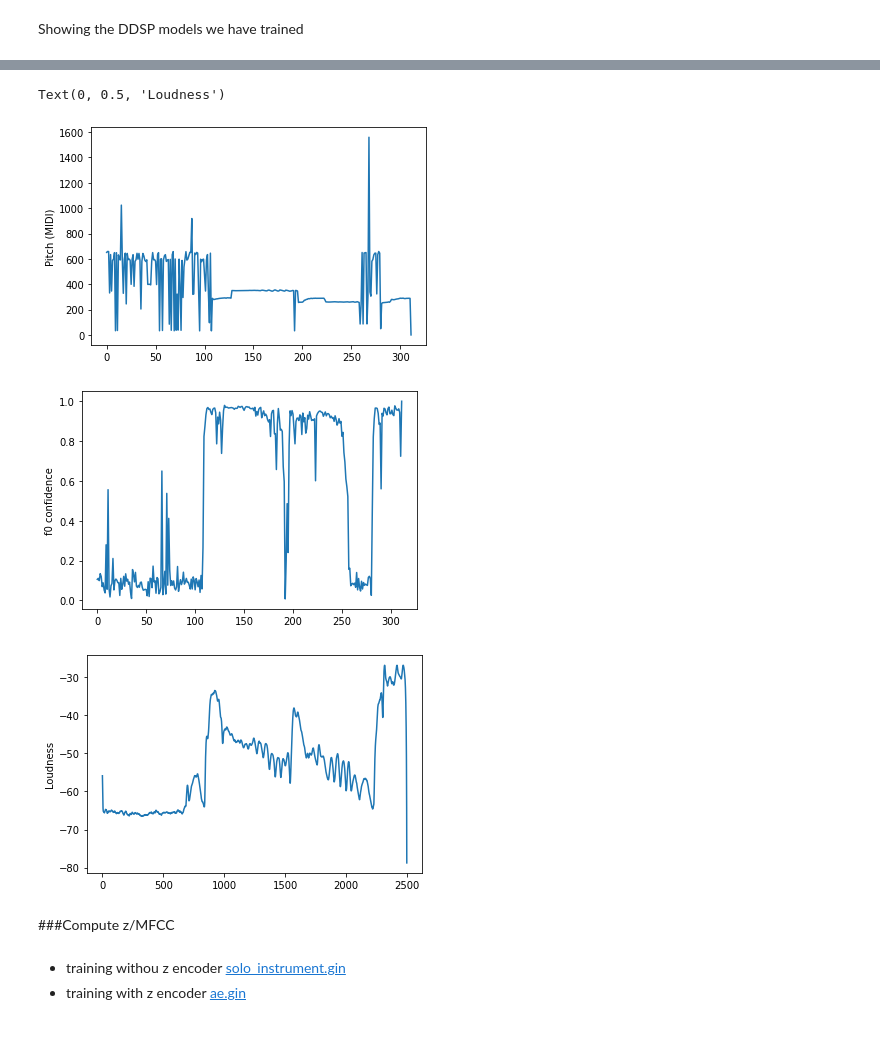
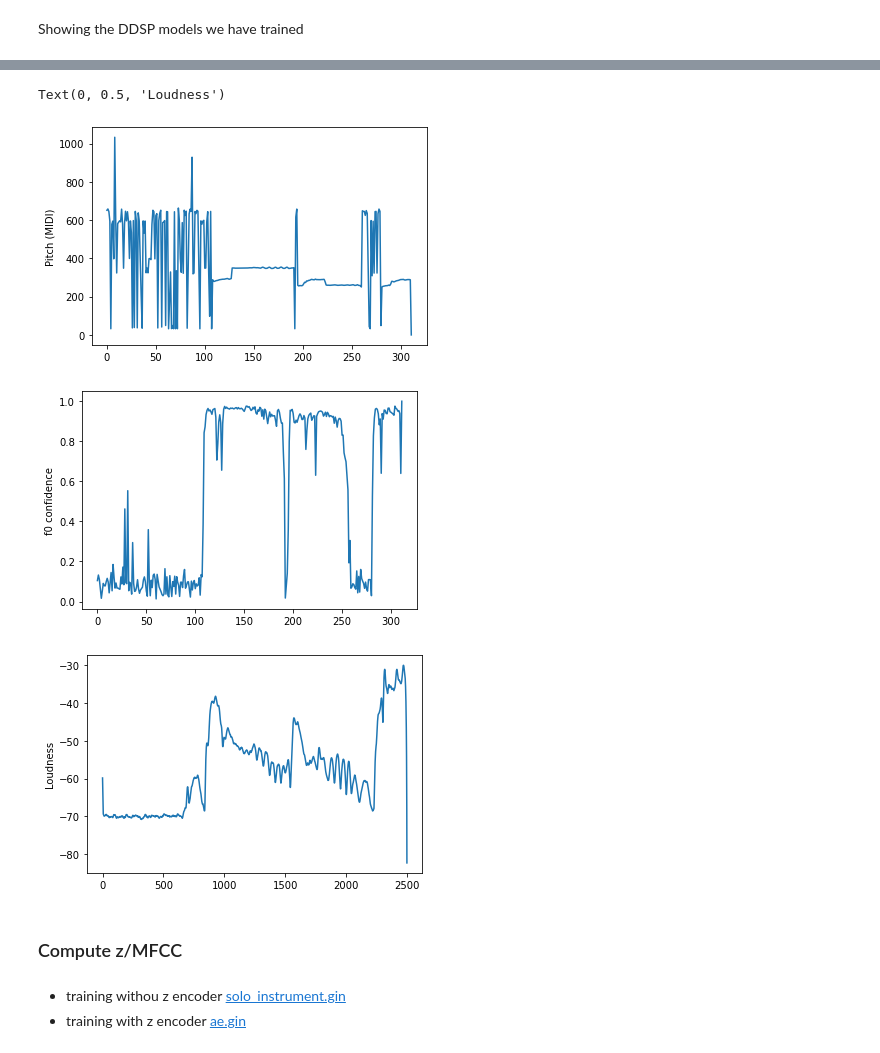
Before and after one commit to XinjianOUYANG/Pole_Projet_DDSP, a Jupyter notebook: showing_models_local.ipynb, the cells around one changed output, grey strips where cells are left out. Saved outputs shown, nothing was run; the diff lists cells and outputs as text; code cells hidden in the pictures.

```diff
--- a/showing_models_local.ipynb
+++ b/showing_models_local.ipynb
@@ -47,0 +41,24 @@ play(audio)
+# %%
+sig, sr = librosa.load('./Pretraine_ models_for_T2/DDSP_saxophone_without_z/SAX.wav') #data,samplerate
+print('shape of original signal:',np.shape(sig),'\n','original sample rate:',sr)
+
+# resample (down sampling to 16kHz) and take the first 10 seconds
+sig_re = librosa.resample(sig,sr,sample_rate)
+# print(sig_re)
+audio = sig_re[:10*sample_rate]
+#print(audio[:16000])
+#audio = audio[np.newaxis,:]
+
+T_all = audio.shape[0]
+time = np.arange(T_all)/sample_rate
+
+plt.figure(figsize=(9,3))
+plt.plot(time, audio)
+plt.xlabel('time (s)')
+plt.ylabel('amplitude')
+
+ipd.Audio(audio, rate = sample_rate)
+print('audio shape:',np.shape(audio))
+
+# Calculating Spectrogram
+utils.specplot(audio)
@@ -48,53 +71,46 @@ play(audio)
 # %%
-# filenames, audios = upload()
-# audio = audios[0]
-# audio = audio[np.newaxis,:]
-
-# specplot(audio)
-# play(audio)
-
 #extracting f0 with CREPE
 ddsp.spectral_ops.reset_crepe()
-f0_crepe, f0_confidence = ddsp.spectral_ops.compute_f0(audio[0],
-                                                       sample_rate=16000,
+f0_crepe, f0_confidence = ddsp.spectral_ops.compute_f0(audio,
+                                                       sample_rate= sample_rate,
                                                        frame_rate=31.25,
                                                        viterbi=False)
 #extracting loudness
-loudness =ddsp.spectral_ops.compute_loudness(audio[0],
-                     sample_rate=16000,
+loudness =ddsp.spectral_ops.compute_loudness(audio,
+                     sample_rate= sample_rate,
                      frame_rate=250,
                      n_fft=2048,
                      ref_db=20.7,
                      use_tf=False)
 
 audio_features_key = ['audio','f0_hz','f0_confidence','loundness_db']
 audio_features = dict([(k,[]) for k in audio_features_key])
 audio_features['audio'] = audio
 audio_features['f0_hz'] = f0_crepe
 audio_features['f0_condience'] = f0_confidence
 audio_features['loudness_db'] = loudness
 
 
 # Plot Pitch/f0.
 plt.figure(figsize=(6, 4))
 f0_crepe_midi = ddsp.core.hz_to_midi(f0_crepe)
 plt.plot(np.ravel(audio_features['f0_hz']), label='crepe')
 plt.ylabel('Pitch (MIDI)')
 # Plot f0_confidence.
 plt.figure(figsize=(6, 4))
 plt.plot(np.ravel(audio_features['f0_condience']), label='f0 confidence')
 plt.ylabel('f0 confidence')
 # Plot Loundness.
 plt.figure(figsize=(6, 4))
 plt.plot(np.ravel(audio_features['loudness_db']), label='loudness')
 plt.ylabel('Loudness')
 # %% [output]
 Text(0, 0.5, 'Loudness')
-[figure, old version]
+[figure, new version]
-[figure, old version]
+[figure, new version]
-[figure, old version]
+[figure, new version]
 # %% [markdown]
-###Compute z/MFCC
+### Compute z/MFCC
 # %% [markdown]
 * training withou z encoder [solo_instrument.gin](https://github.com/magenta/ddsp/blob/master/ddsp/training/gin/models/solo_instrument.gin)
 * training with z encoder [ae.gin](https://github.com/magenta/ddsp/blob/master/ddsp/training/gin/models/ae.gin)
```
Also changed, not shown: parts of 16 cells of this notebook, 2 other files.
